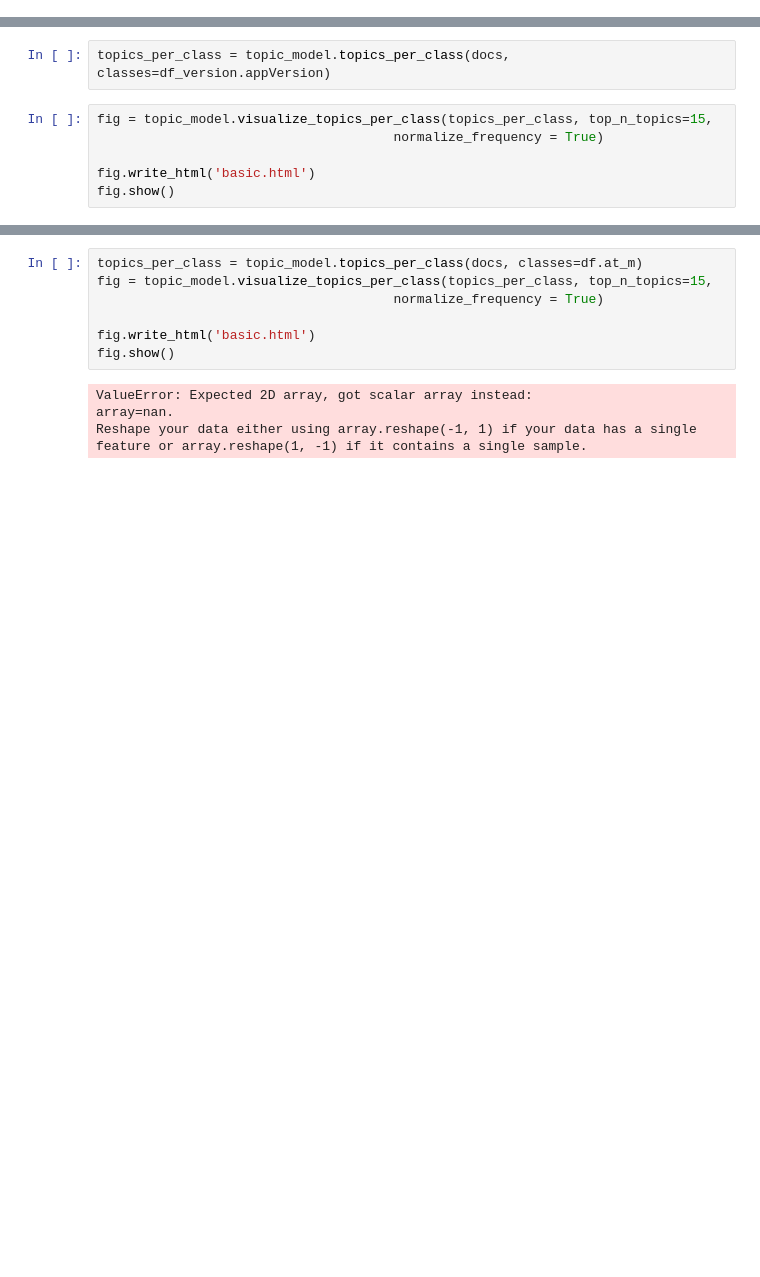
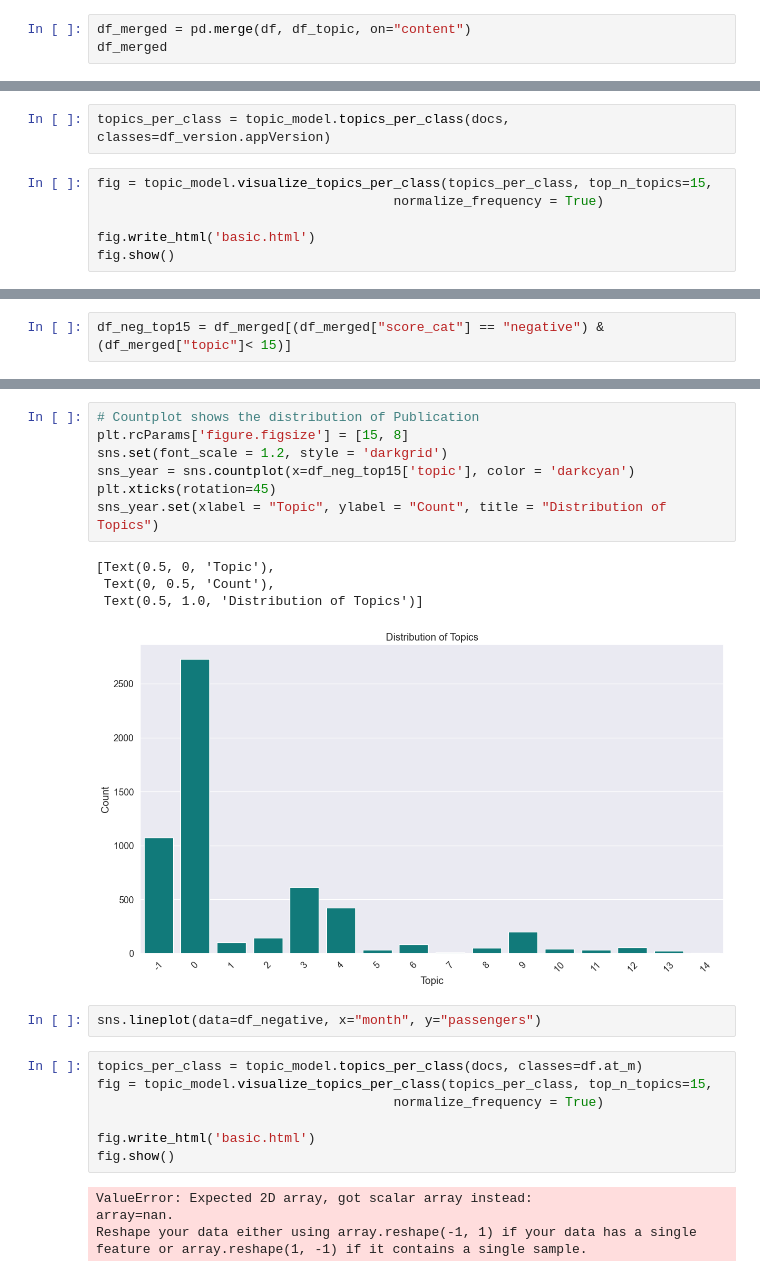
Before and after one commit to dschjanice/capstone_chat-gpt, a Jupyter notebook: notebooks/BERTopic_Topic_Modeling.ipynb, the cells around one changed output, grey strips where cells are left out. Cells and saved outputs as stored; diff of their text form; blank space fills up the shorter version.

```diff
--- a/notebooks/BERTopic_Topic_Modeling.ipynb
+++ b/notebooks/BERTopic_Topic_Modeling.ipynb
@@ -357,3 +360,6 @@ df_topic
 | 21052 | 56 | first comment |
 | 21053 | -1 | hum first |
 21054 rows × 2 columns
+# %%
+df_merged = pd.merge(df, df_topic, on="content")
+df_merged
@@ -482,0 +503,2 @@ topic_model = BERTopic()
+# %%
+df_neg_top15 = df_merged[(df_merged["score_cat"] == "negative") & (df_merged["topic"]< 15)]
@@ -483,3 +563,17 @@ topic_model = BERTopic()
+# %%
+# Countplot shows the distribution of Publication
+plt.rcParams['figure.figsize'] = [15, 8]
+sns.set(font_scale = 1.2, style = 'darkgrid')
+sns_year = sns.countplot(x=df_neg_top15['topic'], color = 'darkcyan')
+plt.xticks(rotation=45)
+sns_year.set(xlabel = "Topic", ylabel = "Count", title = "Distribution of Topics")
+# %% [output]
+[Text(0.5, 0, 'Topic'),
+ Text(0, 0.5, 'Count'),
+ Text(0.5, 1.0, 'Distribution of Topics')]
+[figure, added]
+# %%
+sns.lineplot(data=df_negative, x="month", y="passengers")
 # %%
 topics_per_class = topic_model.topics_per_class(docs, classes=df.at_m)
 fig = topic_model.visualize_topics_per_class(topics_per_class, top_n_topics=15,
```
Also changed, not shown: parts of 15 cells of this notebook, 1 other file.
